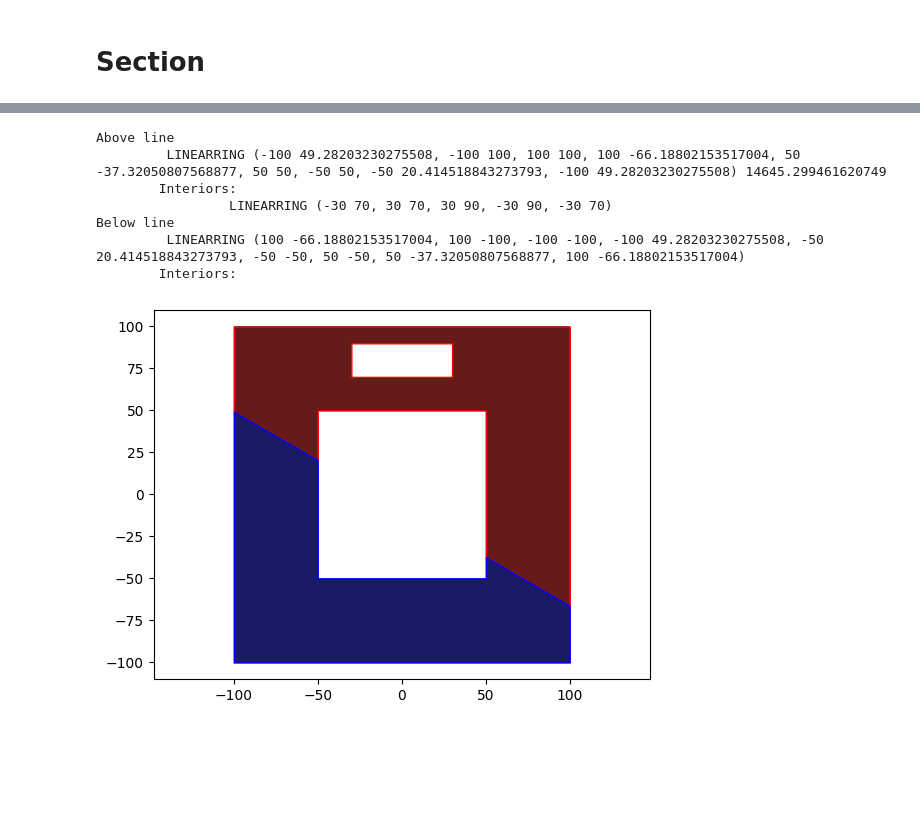
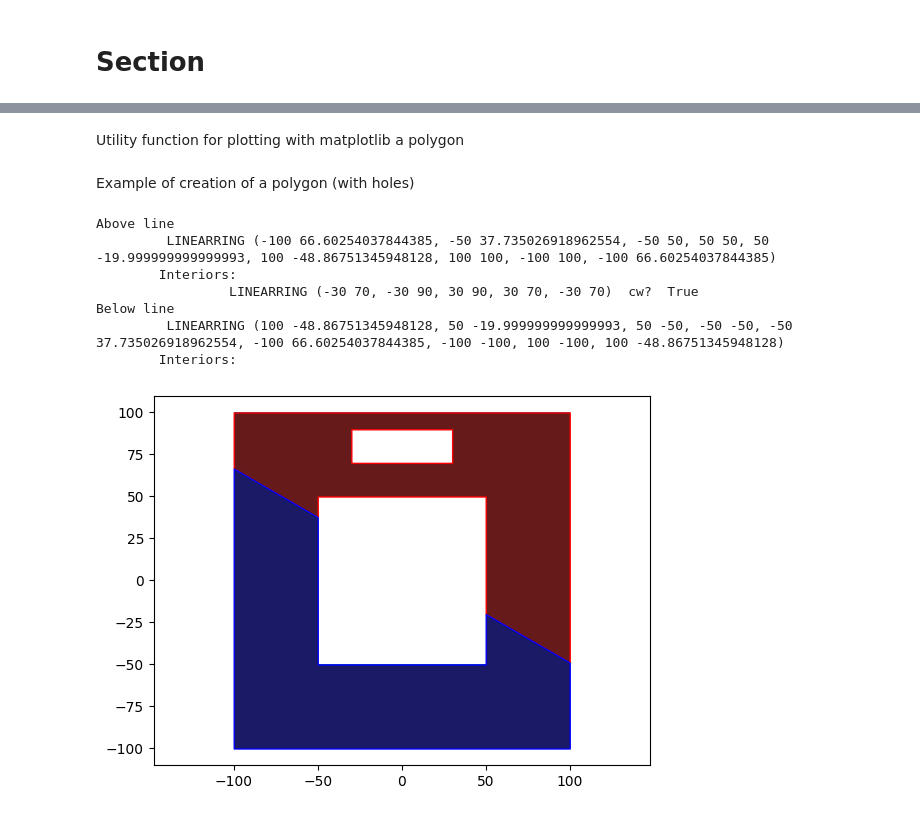
Before and after one commit to fib-international/structuralcodes, a Jupyter notebook: test_generic.ipynb, the cells around one changed output, grey strips where cells are left out. Drawn from its saved outputs; the diff is of its cells as text; code cells hidden in the pictures; blank space fills up the shorter version.

```diff
--- a/test.ipynb
+++ b/test_generic.ipynb
@@ -163,0 +109,12 @@ sec.RectangularRC(width = 300, height=500, cover=20, stirrups_data=sd, reinforce
+# %%
+from shapely import Point
+import structuralcodes.sections._generic as gs
+
+# Create two points with default naming (uses global counter)
+for i in range(2):
+    p = gs.PointGeometry(np.array([2,3]),12,C25)
+    print(f'"{p.name}"',p.x,p.y,p.diameter,p.area,p.material)
+# Create two points with custom naming
+for i in range(2):
+    p = gs.PointGeometry(np.array([2,3]),12,C25,name='my_group')
+    print(f'"{p.name}"',p.x,p.y,p.diameter,p.area,p.material)
@@ -164 +126,3 @@ sec.RectangularRC(width = 300, height=500, cover=20, stirrups_data=sd, reinforce
+# %% [markdown]
+Utility function for plotting with matplotlib a polygon
 # %%
@@ -180,45 +143,46 @@ def plot_polygon(ax, poly, **kwargs):
     ax.add_collection(collection, autolim=True)
     ax.autoscale_view()
     return collection
+# %% [markdown]
+Example of creation of a polygon (with holes)
 # %%
-import structuralcodes.sections._generic as gs
-from structuralcodes.materials.concrete import ConcreteMC2010
 from shapely import Polygon
-import matplotlib.pyplot as plt
 
+#create a shapely polygon
 poly = Polygon(shell=[(-100,-100),(100,-100),(100,100),(-100,100)],holes=[[(-50,-50),(-50,50),(50,50),(50,-50)],[(-30,70),(-30,90),(30,90),(30,70)]])
-mat = ConcreteMC2010(fck=45)
 
-geom = gs.SurfaceGeometry(poly,mat)
+# create a surfacegeometry object
+geom = gs.SurfaceGeometry(poly,C25)
 
 fig,ax = plt.subplots()
 plot_polygon(ax, geom.polygon)
 ax.axis('equal')
 
-ab,bl = geom.split((20,-20),-np.pi/6)
+ab,bl = geom.split(line=((50,-20),5*np.pi/6))
 
 print('Above line')
+# We can also be sure, if we need, to have the correct orientation: shell CCW, holes CW
 from shapely.geometry.polygon import orient
 for a in ab:
     # print(list(a.exterior.coords))
-    print('\t',orient(a,1).exterior, orient(a,1).area)
+    print('\t',a.exterior if a.exterior.is_ccw else orient(a,1).exterior)
     print('\tInteriors:')
-    for i in a.interiors:
-        print('\t\t',i)
+    for i in orient(a,1).interiors:
+        print('\t\t',i, ' cw? ', not(i.is_ccw))
     plot_polygon(ax,a,facecolor=(0.4,0.1,0.1), edgecolor='r')
 print('Below line')
 for b in bl:
-    print('\t',b.exterior)
+    print('\t',b.exterior if b.exterior.is_ccw else orient(b,1).exterior)
     print('\tInteriors:')
-    for i in b.interiors:
+    for i in orient(b,1).interiors:
         print('\t\t',i)
     plot_polygon(ax,b,facecolor=(0.1,0.1,0.4), edgecolor='b')
 # %% [output]
 Above line
-         LINEARRING (-100 49.28203230275508, -100 100, 100 100, 100 -66.18802153517004, 50 -37.32050807568877, 50 50, -50 50, -50 20.414518843273793, -100 49.28203230275508) 14645.299461620749
+         LINEARRING (-100 66.60254037844385, -50 37.735026918962554, -50 50, 50 50, 50 -19.999999999999993, 100 -48.86751345948128, 100 100, -100 100, -100 66.60254037844385)
         Interiors:
-                 LINEARRING (-30 70, 30 70, 30 90, -30 90, -30 70)
+                 LINEARRING (-30 70, -30 90, 30 90, 30 70, -30 70)  cw?  True
 Below line
-         LINEARRING (100 -66.18802153517004, 100 -100, -100 -100, -100 49.28203230275508, -50 20.414518843273793, -50 -50, 50 -50, 50 -37.32050807568877, 100 -66.18802153517004)
+         LINEARRING (100 -48.86751345948128, 50 -19.999999999999993, 50 -50, -50 -50, -50 37.735026918962554, -100 66.60254037844385, -100 -100, 100 -100, 100 -48.86751345948128)
         Interiors:
-[figure, old version]
+[figure, new version]
```
Also changed, not shown: parts of 20 cells of this notebook, 2 other files.
